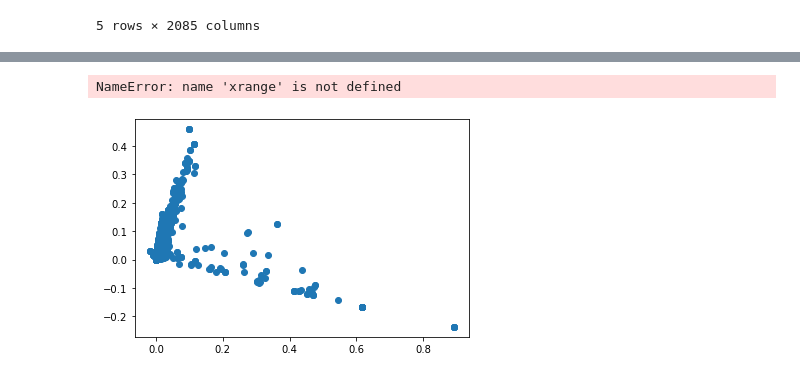
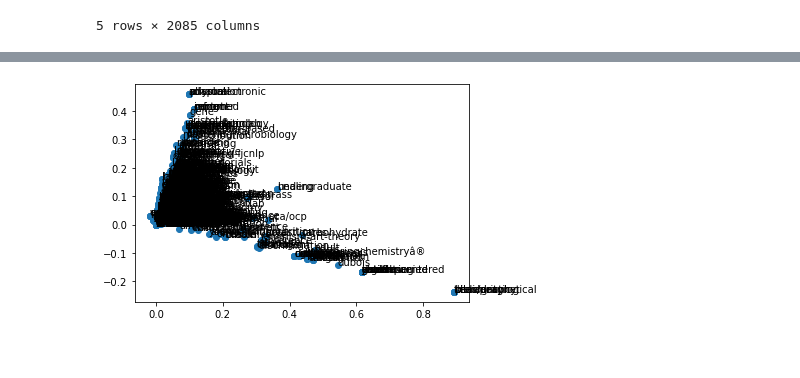
Before and after one commit to evkikum/NLP, a Jupyter notebook: LayProgrammer/Latent Symentic Analysis.ipynb, the cells around one changed output, grey strips where cells are left out. Saved outputs shown, nothing was run; the diff lists cells and outputs as text; code cells hidden in the pictures.

```diff
--- a/LayProgrammer/Latent Symentic Analysis.ipynb
+++ b/LayProgrammer/Latent Symentic Analysis.ipynb
@@ -103,8 +99,7 @@ Z = svd.fit_transform(df)
 # %%
 plt.scatter(Z[:,0], Z[:,1])
-for i in xrange(len(word_index_map)):
+for i in range(len(word_index_map)):
     plt.annotate(s=index_word_map[i],xy=(Z[i,0],Z[i,1]))
 plt.show()
 # %% [output]
-NameError: name 'xrange' is not defined
-[figure, old version]
+[figure, new version]
```
Also changed, not shown: parts of 1 cell of this notebook.
